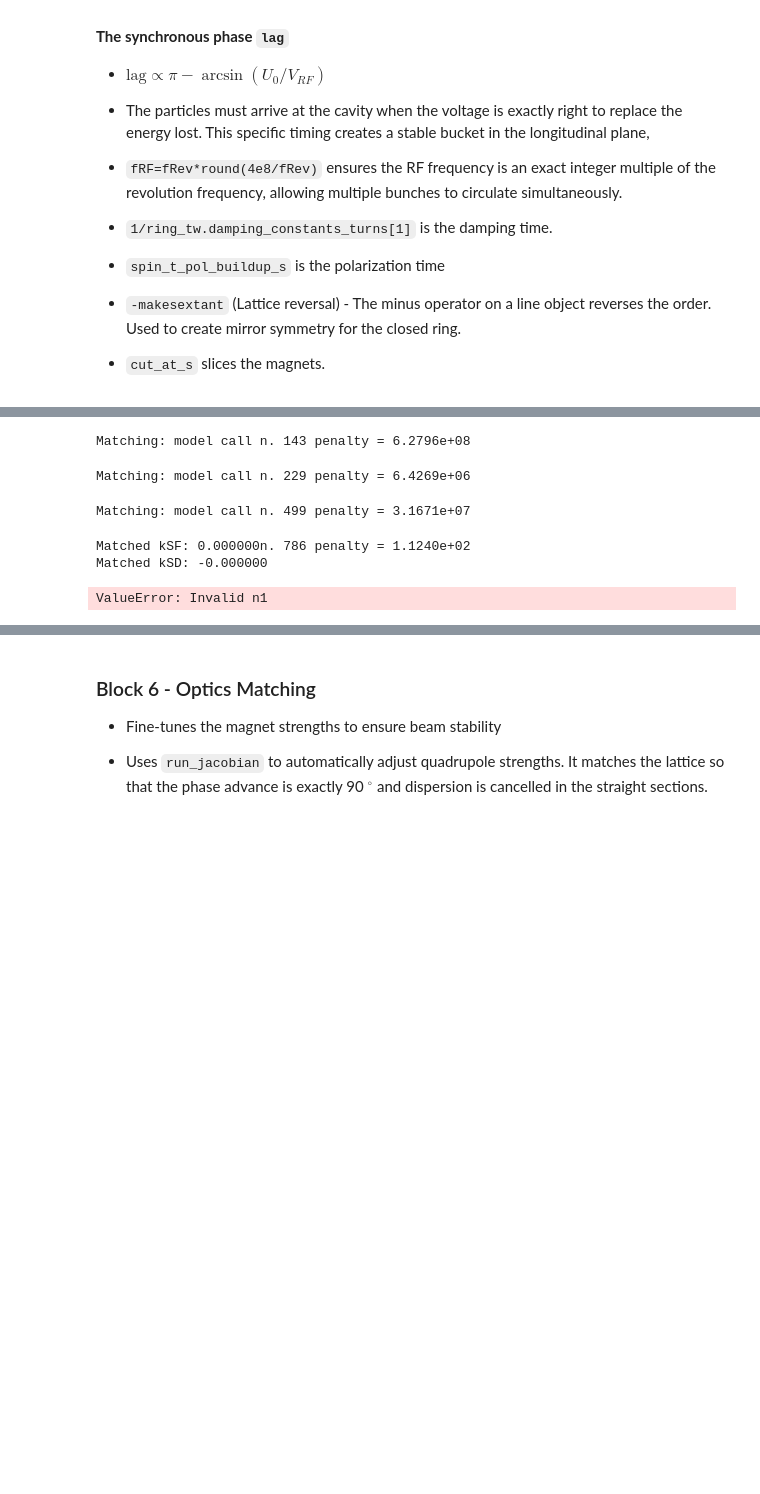
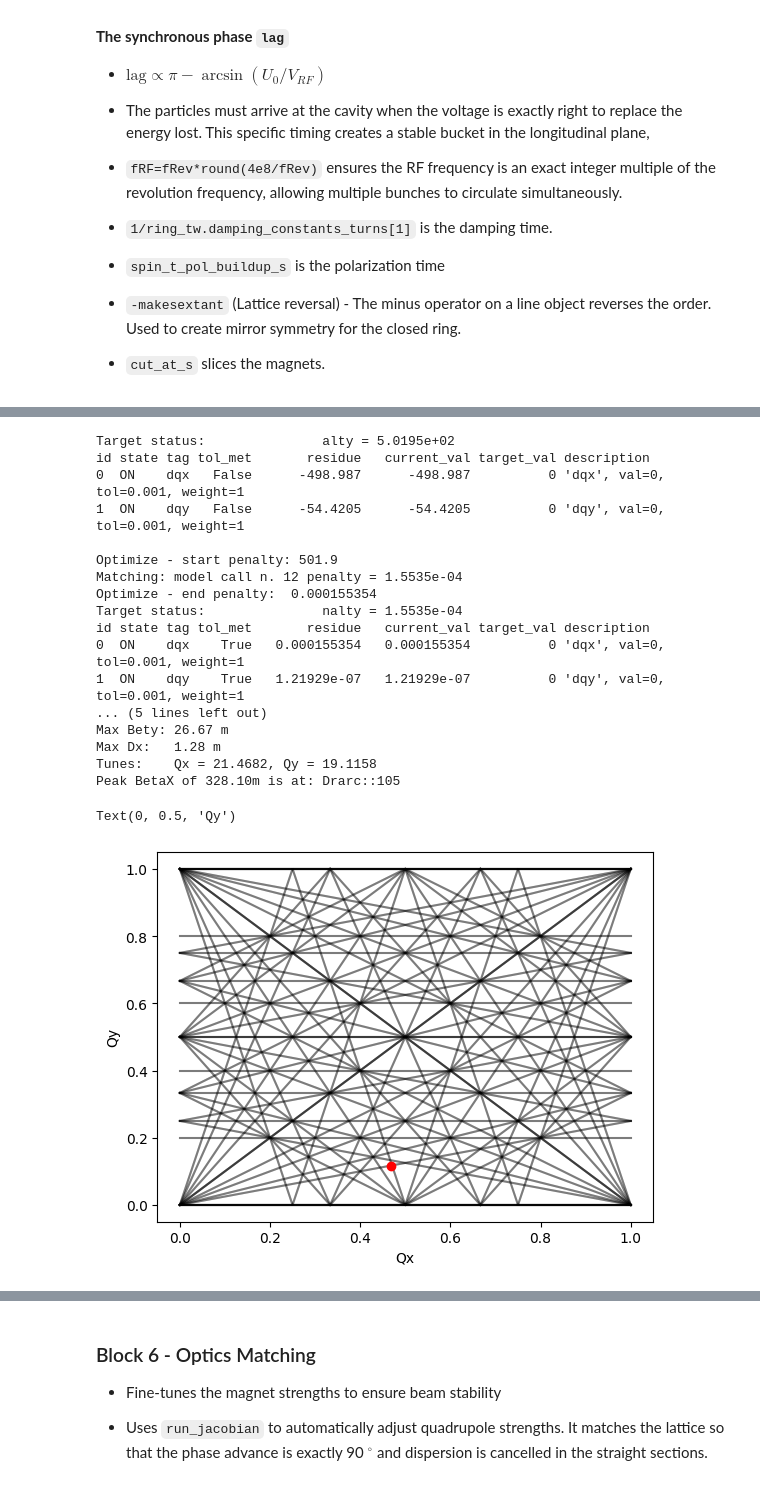
Before and after one commit to Maddie-jpg/polarizer-ring-studies, a Jupyter notebook: Notebooks/PDR90Degs_DSBend_ChromCorrect.ipynb, the cells around one changed output, grey strips where cells are left out. Saved outputs shown, nothing was run; the diff lists cells and outputs as text; code cells hidden in the pictures; blank space fills up the shorter version.

```diff
--- a/Notebooks/PDR90Degs_DSBend_ChromCorrect.ipynb
+++ b/Notebooks/PDR90Degs_DSBend_ChromCorrect.ipynb
@@ -473,8 +501,8 @@ def matchingBeta( betxS, betyS, MakePlot=False ): #, **kwargs ):
                     bety=cell_arc_tw.bety[0], alfy=cell_arc_tw.alfy[0],
                     dx=cell_arc_tw.dx[0],     dpx=cell_arc_tw.dpx[0],).plot()
 
-matchingWP(15.28, 15.18)
-#ChromCorrect('kSF', 'kSD')
+#matchingWP(15.28, 15.18)
+ChromCorrect('kSF', 'kSD')
 
 print(f"Matched kSF: {pdr.vars['kSF']._get_value():.6f}")
 print(f"Matched kSD: {pdr.vars['kSD']._get_value():.6f}")
@@ -488,39 +516,52 @@ print(f"Max Bety: {max(tw_final.bety):.2f} m")
 print(f"Max Dx:   {max(tw_final.dx):.2f} m")
 print(f"Tunes:    Qx = {tw_final.qx:.4f}, Qy = {tw_final.qy:.4f}")
 
 peak_idx = np.argmax(tw.betx)
 print(f"Peak BetaX of {tw.betx[peak_idx]:.2f}m is at: {tw.name[peak_idx]}")
 
 #Suitability of working point
 
 qx=tw_final.qx %1
 qy=tw_final.qy %1
 
 N=5
 x=np.linspace(0,1,1000)
 for m in range(-N,N+1):
     for n in range(-N,N+1):
         if m==0 and n==0:
 
             continue
         order=abs(m)+abs(n)
         if order >N:
             continue
         for k in range (-N,N+1):
             if n!=0:
                 y=(k-m*x)/n
                 mask=(y>=0)&(y<=1)
                 plt.plot(x[mask],y[mask],'k-',alpha=0.3)
 plt.plot(qx,qy,'ro',label='Working Point')
 plt.xlabel('Qx')
 plt.ylabel('Qy')
 # %% [output]
-Matching: model call n. 143 penalty = 6.2796e+08
+Target status:               alty = 5.0195e+02
+id state tag tol_met       residue   current_val target_val description
+0  ON    dqx   False      -498.987      -498.987          0 'dqx', val=0, tol=0.001, weight=1
+1  ON    dqy   False      -54.4205      -54.4205          0 'dqy', val=0, tol=0.001, weight=1
+
+Optimize - start penalty: 501.9
+Matching: model call n. 12 penalty = 1.5535e-04
+Optimize - end penalty:  0.000155354
+Target status:               nalty = 1.5535e-04
+id state tag tol_met       residue   current_val target_val description
+0  ON    dqx    True   0.000155354   0.000155354          0 'dqx', val=0, tol=0.001, weight=1
+1  ON    dqy    True   1.21929e-07   1.21929e-07          0 'dqy', val=0, tol=0.001, weight=1
+... (5 lines left out)
+Max Bety: 26.67 m
+Max Dx:   1.28 m
+Tunes:    Qx = 21.4682, Qy = 19.1158
+Peak BetaX of 328.10m is at: Drarc::105
-Matching: model call n. 229 penalty = 6.4269e+06
+Text(0, 0.5, 'Qy')
-Matching: model call n. 499 penalty = 3.1671e+07
-Matched kSF: 0.000000n. 786 penalty = 1.1240e+02
-Matched kSD: -0.000000
-ValueError: Invalid n1
+[figure, added]
 # %%
 
 # This will often give a more descriptive error than twiss()
```
Also changed, not shown: parts of 6 cells of this notebook, 1 other file.
